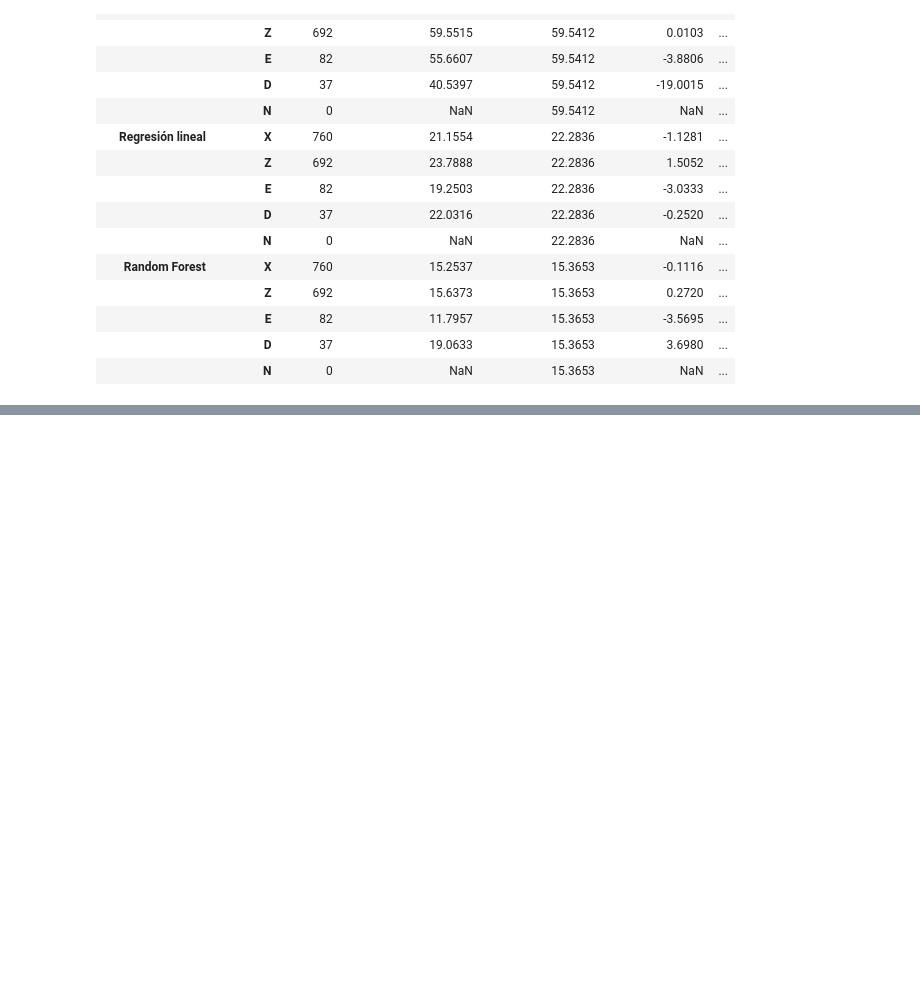
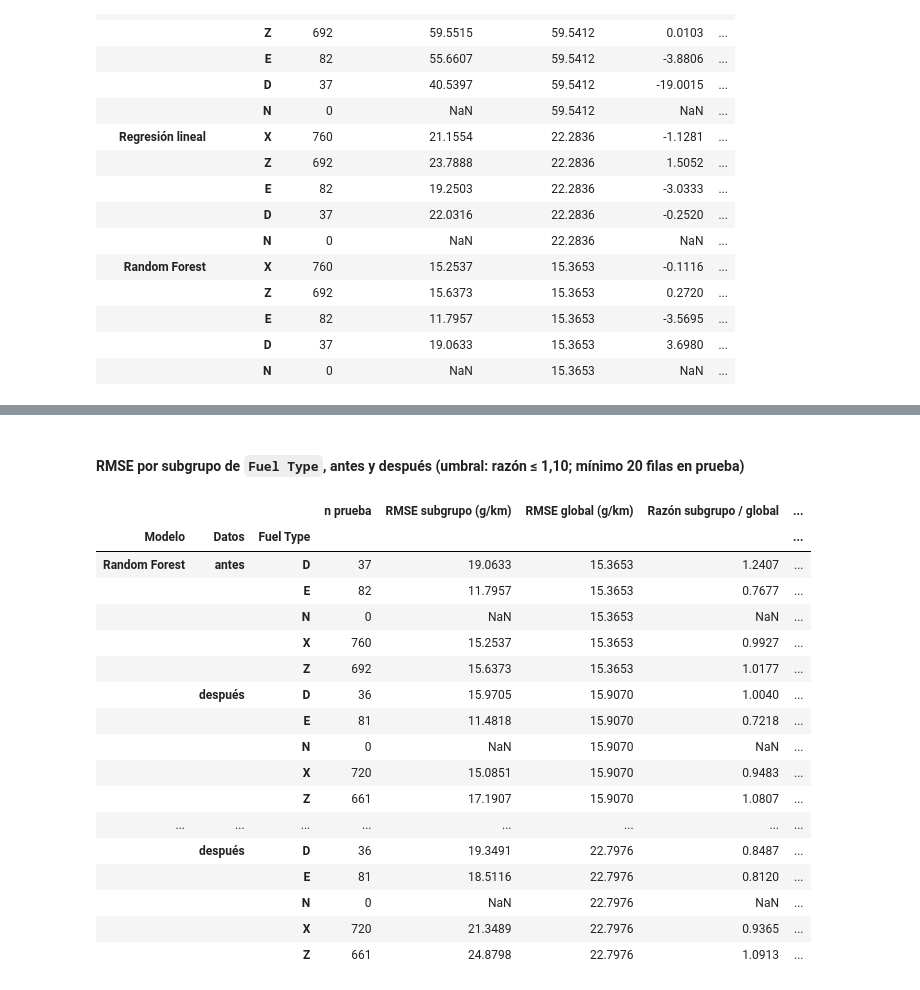
Before and after one commit to mikecrv2019-bit/MAESTRIA-IA, a Jupyter notebook: MAI540_Modulo 4_Tarea 4.2_Herramienta de Regresión Auditada/Herramienta_Regresion_CO2.ipynb, the cells around one changed output, grey strips where cells are left out. Saved outputs shown, nothing was run; the diff lists cells and outputs as text; code cells hidden in the pictures; blank space fills up the shorter version.

```diff
--- a/MAI540_Modulo 4_Tarea 4.2_Herramienta de Regresión Auditada/Herramienta_Regresion_CO2.ipynb
+++ b/MAI540_Modulo 4_Tarea 4.2_Herramienta de Regresión Auditada/Herramienta_Regresion_CO2.ipynb
@@ -523,0 +789,23 @@ rmse_subgrupo.round(4)
+# %%
+pipelines_c, pred_train_c, pred_test_c = {}, {}, {}
+for nombre, modelo in modelos.items():
+    pipe = Pipeline([("prep", crear_preprocesador()), ("modelo", clone(modelo))])
+    pipe.fit(Xc_train, yc_train)          # ajuste SOLO con entrenamiento
+    pipelines_c[nombre] = pipe
+    pred_train_c[nombre] = pipe.predict(Xc_train)
+    pred_test_c[nombre] = pipe.predict(Xc_test)
+
+def metricas_c(ytr, ptr, yte, pte):
+    mse = mean_squared_error(yte, pte)
+    return {"MSE prueba (g/km)²": mse, "RMSE prueba (g/km)": np.sqrt(mse), "R² prueba": r2_score(yte, pte),
+            "RMSE entrenamiento (g/km)": np.sqrt(mean_squared_error(ytr, ptr)), "R² entrenamiento": r2_score(ytr, ptr)}
+
+filas_3 = []
+for nombre in modelos:
+    filas_3.append({"Modelo": nombre, "Datos": "antes (duplicados exactos)",
+                    **metricas_c(y_train, pred_train[nombre], y_test, pred_test[nombre])})
+    filas_3.append({"Modelo": nombre, "Datos": "después (duplicados normalizados)",
+                    **metricas_c(yc_train, pred_train_c[nombre], yc_test, pred_test_c[nombre])})
+tabla_antes_despues = pd.DataFrame(filas_3).set_index(["Modelo", "Datos"])
+print(f"Prueba corregida: CO2 medio = {yc_test.mean():.2f} g/km | desviación estándar = {yc_test.std(ddof=0):.2f} g/km")
+tabla_antes_despues.round(4)
@@ -523,0 +822,37 @@ rmse_subgrupo.round(4)
+# %% [markdown]
+#### RMSE por subgrupo de `Fuel Type`, antes y después (umbral: razón ≤ 1,10; mínimo 20 filas en prueba)
+# %%
+filas_s3 = []
+for nombre in modelos:
+    for datos, Xt, yt, pr in [("antes", X_test, y_test, pred_test[nombre]),
+                              ("después", Xc_test, yc_test, pred_test_c[nombre])]:
+        rmse_g = np.sqrt(mean_squared_error(yt, pr))
+        for codigo in ["X", "Z", "E", "D", "N"]:
+            m = (Xt[SUBGRUPO] == codigo).values
+            n = int(m.sum())
+            rmse_s = np.sqrt(mean_squared_error(yt[m], pr[m])) if n > 0 else np.nan
+            filas_s3.append({"Modelo": nombre, "Datos": datos, "Fuel Type": codigo, "n prueba": n,
+                             "RMSE subgrupo (g/km)": rmse_s, "RMSE global (g/km)": rmse_g,
+                             "Razón subgrupo / global": rmse_s / rmse_g,
+                             "Cumple ≤ 1,10": (bool(rmse_s / rmse_g <= UMBRAL) if n >= 20 else "no evaluable")})
+rmse_subgrupo_c = pd.DataFrame(filas_s3).set_index(["Modelo", "Datos", "Fuel Type"]).sort_index()
+rmse_subgrupo_c.round(4)
+# %% [output]
+|  |  |  | n prueba | RMSE subgrupo (g/km) | RMSE global (g/km) | Razón subgrupo / global | ... |
+| Modelo | Datos | Fuel Type |  |  |  |  | ... |
+| Random Forest | antes | D | 37 | 19.0633 | 15.3653 | 1.2407 | ... |
+|  |  | E | 82 | 11.7957 | 15.3653 | 0.7677 | ... |
+|  |  | N | 0 | NaN | 15.3653 | NaN | ... |
+|  |  | X | 760 | 15.2537 | 15.3653 | 0.9927 | ... |
+|  |  | Z | 692 | 15.6373 | 15.3653 | 1.0177 | ... |
+|  | después | D | 36 | 15.9705 | 15.9070 | 1.0040 | ... |
+|  |  | E | 81 | 11.4818 | 15.9070 | 0.7218 | ... |
+|  |  | N | 0 | NaN | 15.9070 | NaN | ... |
+|  |  | X | 720 | 15.0851 | 15.9070 | 0.9483 | ... |
+|  |  | Z | 661 | 17.1907 | 15.9070 | 1.0807 | ... |
+| ... | ... | ... | ... | ... | ... | ... | ... |
+|  | después | D | 36 | 19.3491 | 22.7976 | 0.8487 | ... |
+|  |  | E | 81 | 18.5116 | 22.7976 | 0.8120 | ... |
+|  |  | N | 0 | NaN | 22.7976 | NaN | ... |
+|  |  | X | 720 | 21.3489 | 22.7976 | 0.9365 | ... |
+|  |  | Z | 661 | 24.8798 | 22.7976 | 1.0913 | ... |
```
Also changed, not shown: parts of 22 cells of this notebook, 4 other files.
